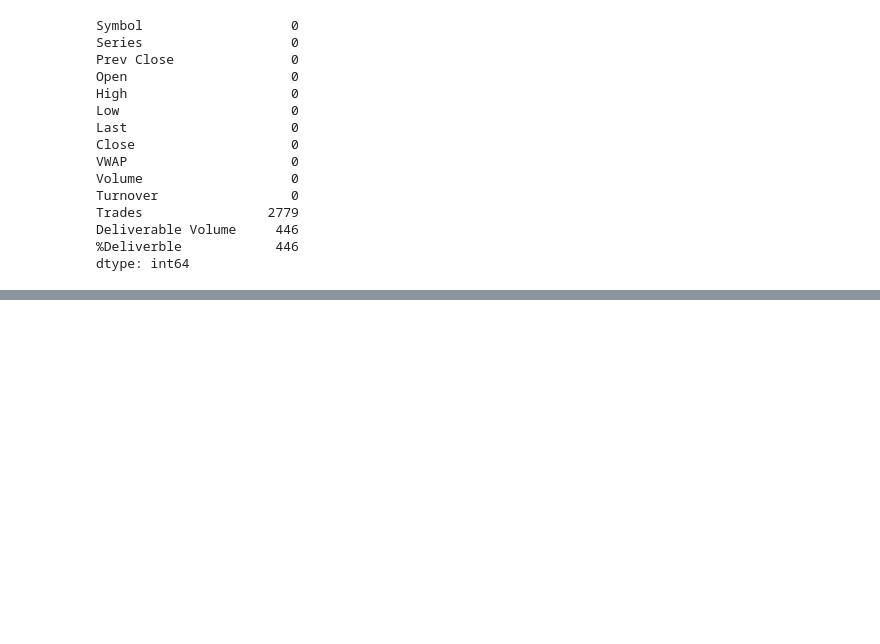
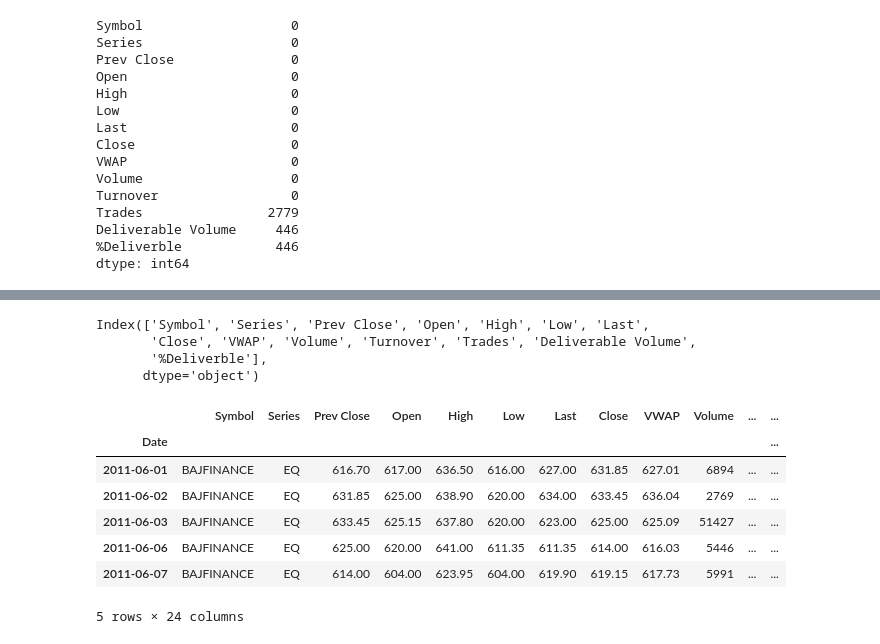
Before and after one commit to Data-Analysis-Projects-Udemy/Project-8-Predict-Stock-Prices-using-Time-Series-Analysis, a Jupyter notebook: Time_Series_Nifty_Bajaj_deploy.ipynb, the cells around one changed output, grey strips where cells are left out. Saved outputs shown, nothing was run; the diff lists cells and outputs as text; code cells hidden in the pictures; blank space fills up the shorter version.

Commit message:
finished time series

```diff
--- a/Time_Series_Nifty_Bajaj_deploy.ipynb
+++ b/Time_Series_Nifty_Bajaj_deploy.ipynb
@@ -57,0 +76,26 @@ data=df.copy()
+# %%
+data.columns
+# %% [output]
+Index(['Symbol', 'Series', 'Prev Close', 'Open', 'High', 'Low', 'Last',
+       'Close', 'VWAP', 'Volume', 'Turnover', 'Trades', 'Deliverable Volume',
+       '%Deliverble'],
+      dtype='object')
+# %%
+lag_features=['High','Low','Volume','Turnover','Trades']
+window1=3
+window2=7
+# %%
+for feature in lag_features:
+    data[feature+'rolling_mean_3']=data[feature].rolling(window=window1).mean()
+    data[feature+'rolling_mean_7']=data[feature].rolling(window=window2).mean()
+# %%
+data.head()
+# %% [output]
+|  | Symbol | Series | Prev Close | Open | High | Low | Last | Close | VWAP | Volume | ... | ... |
+| Date |  |  |  |  |  |  |  |  |  |  |  | ... |
+| 2011-06-01 | BAJFINANCE | EQ | 616.70 | 617.00 | 636.50 | 616.00 | 627.00 | 631.85 | 627.01 | 6894 | ... | ... |
+| 2011-06-02 | BAJFINANCE | EQ | 631.85 | 625.00 | 638.90 | 620.00 | 634.00 | 633.45 | 636.04 | 2769 | ... | ... |
+| 2011-06-03 | BAJFINANCE | EQ | 633.45 | 625.15 | 637.80 | 620.00 | 623.00 | 625.00 | 625.09 | 51427 | ... | ... |
+| 2011-06-06 | BAJFINANCE | EQ | 625.00 | 620.00 | 641.00 | 611.35 | 611.35 | 614.00 | 616.03 | 5446 | ... | ... |
+| 2011-06-07 | BAJFINANCE | EQ | 614.00 | 604.00 | 623.95 | 604.00 | 619.90 | 619.15 | 617.73 | 5991 | ... | ... |
+5 rows × 24 columns
```
Also changed, not shown: parts of 18 cells of this notebook, 3 other files.
